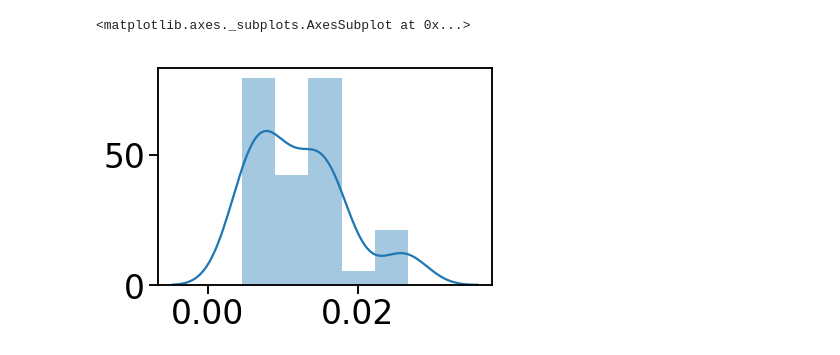
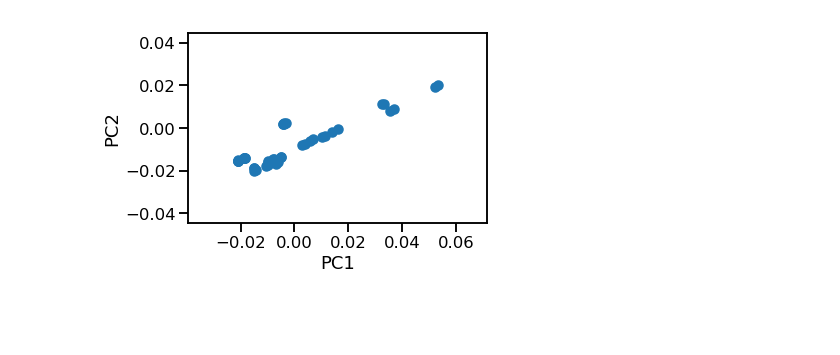
Before and after one commit to NCBI-Hackathons/RNA-Seq-in-the-Cloud, a Jupyter notebook: Expression/dan/exploratory_data.ipynb, the cells around one changed output. Saved outputs shown, nothing was run; the diff lists cells and outputs as text; code cells hidden in the pictures; blank space fills up the shorter version.

```diff
--- a/Expression/dan/exploratory_data.ipynb
+++ b/Expression/dan/exploratory_data.ipynb
@@ -83,9 +93,13 @@ dist_mean = np.mean(dist_std)
 # %%
 dist = np.array(dist)
 # %%
-outlier_removed = dist[~(dist > (dist_mean + 2*dist_std))]
+outlier_removed = projected[np.nonzero(~(dist > (dist_mean + 2*dist_std)))]
-# %%
-sns.distplot(outlier_removed)
-# %% [output]
-<matplotlib.axes._subplots.AxesSubplot at 0x...>
-[figure, removed]
+# %%
+sns.set_context('talk',font_scale=1)
+plt.scatter(outlier_removed[:,0],outlier_removed[:,1])
+plt.xlabel('PC1')
+plt.ylabel('PC2')
+plt.tight_layout()
+plt.savefig('./outliers_removed_PC1_2.pdf',bbox_inches='tight')
+# %% [output]
+[figure, added]
```
Also changed, not shown: parts of 24 cells of this notebook.
